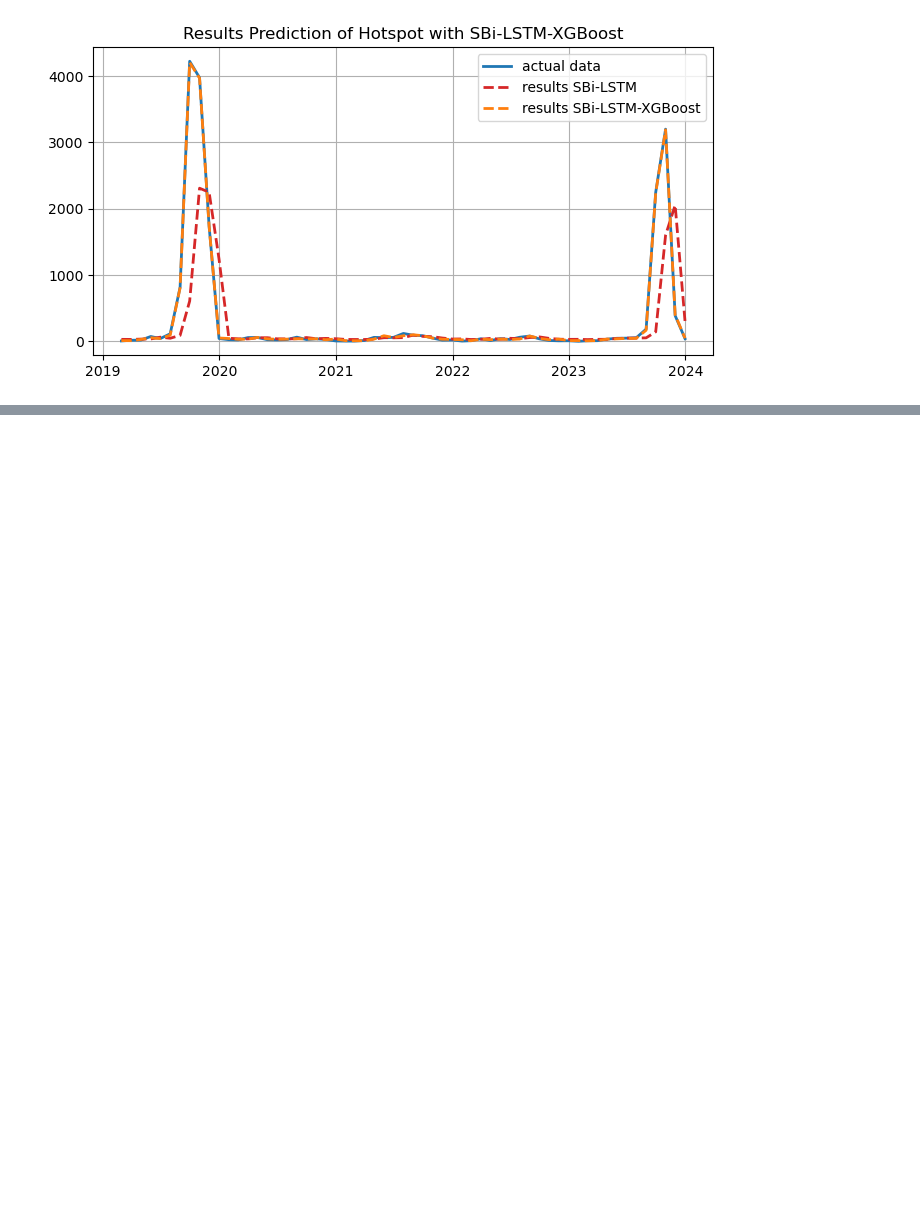
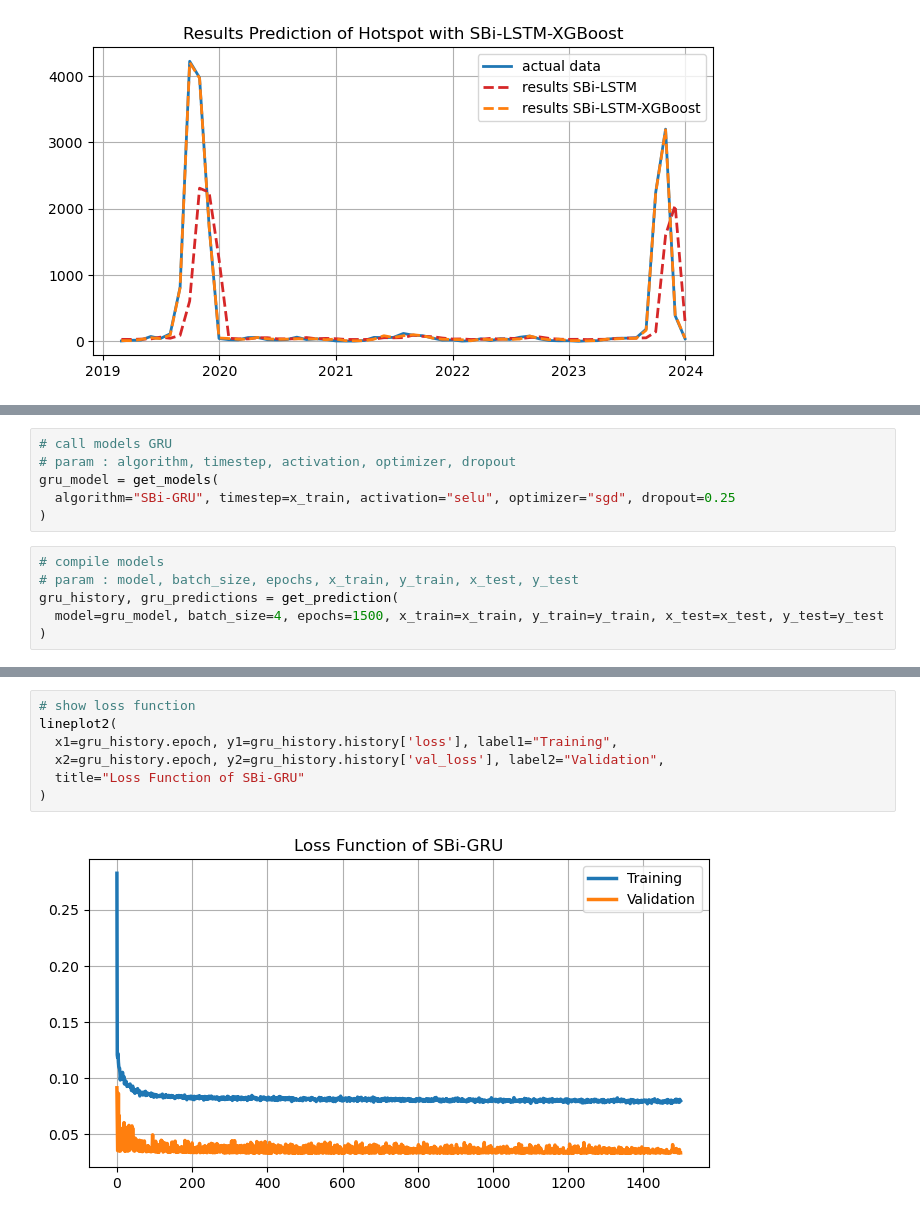
Before and after one commit to kusin/tensorflow-hotspot-v2, a Jupyter notebook: M1.ipynb, the cells around one changed output, grey strips where cells are left out. Drawn from its saved outputs; the diff is of its cells as text; blank space fills up the shorter version.

```diff
--- a/M1.ipynb
+++ b/M1.ipynb
@@ -214,0 +219,12 @@ lineplot4(
+# %%
+# call models GRU
+# param : algorithm, timestep, activation, optimizer, dropout
+gru_model = get_models(
+  algorithm="SBi-GRU", timestep=x_train, activation="selu", optimizer="sgd", dropout=0.25
+)
+# %%
+# compile models
+# param : model, batch_size, epochs, x_train, y_train, x_test, y_test
+gru_history, gru_predictions = get_prediction(
+  model=gru_model, batch_size=4, epochs=1500, x_train=x_train, y_train=y_train, x_test=x_test, y_test=y_test
+)
@@ -214,0 +249,9 @@ lineplot4(
+# %%
+# show loss function
+lineplot2(
+  x1=gru_history.epoch, y1=gru_history.history['loss'], label1="Training",
+  x2=gru_history.epoch, y2=gru_history.history['val_loss'], label2="Validation",
+  title="Loss Function of SBi-GRU"
+)
+# %% [output]
+[figure, added]
```
Also changed, not shown: parts of 11 cells of this notebook.
